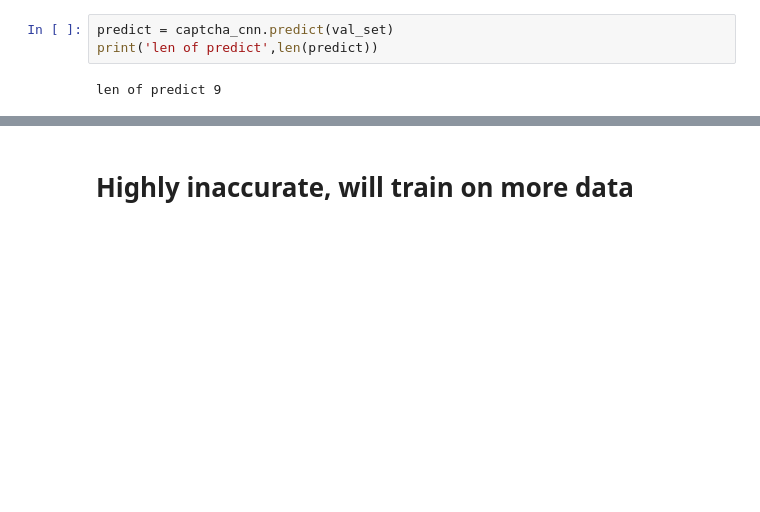
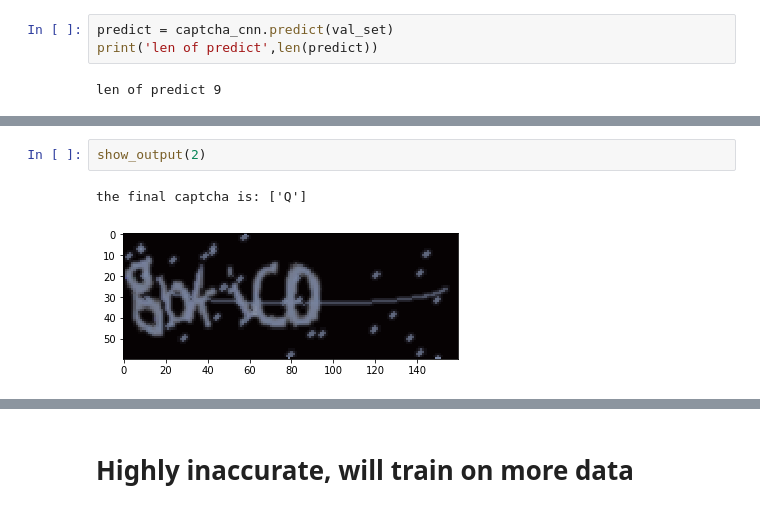
Before and after one commit to rajendra7406/captcha, a Jupyter notebook: captcha generator.ipynb, the cells around one changed output, grey strips where cells are left out. Drawn from its saved outputs; the diff is of its cells as text; blank space fills up the shorter version.

```diff
--- a/captcha generator.ipynb
+++ b/captcha generator.ipynb
@@ -186,0 +188,5 @@ the final captcha is: ['A']
+# %%
+show_output(2)
+# %% [output]
+the final captcha is: ['Q']
+[figure, added]
```
Also changed, not shown: parts of 23 cells of this notebook.
